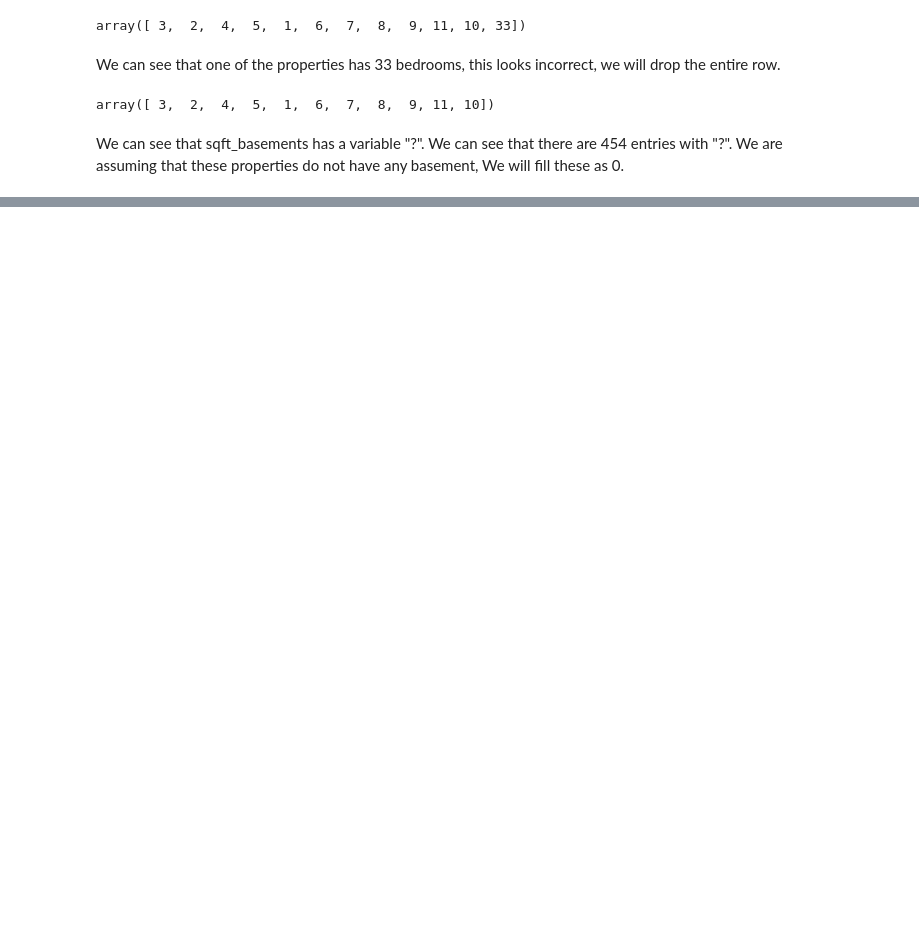
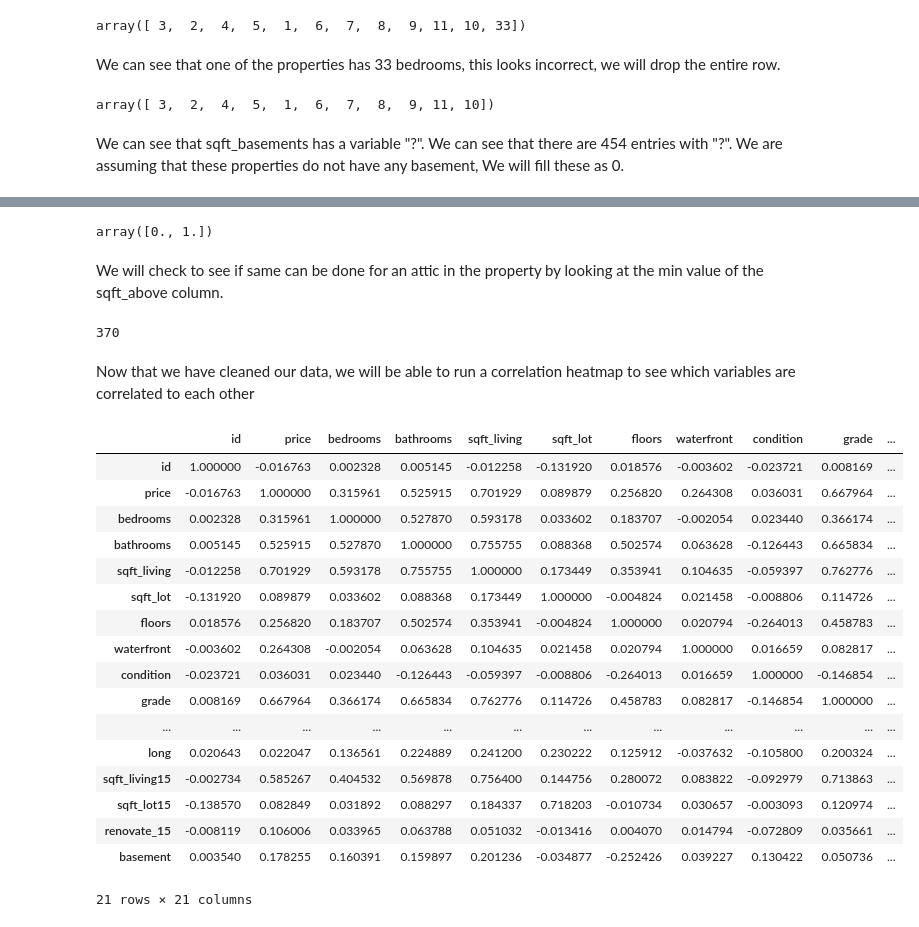
Before and after one commit to navahmed/Linear-Regression-Project---Washington-House-Prices, a Jupyter notebook: Untitled.ipynb, the cells around one changed output, grey strips where cells are left out. Saved outputs shown, nothing was run; the diff lists cells and outputs as text; code cells hidden in the pictures; blank space fills up the shorter version.

```diff
--- a/Untitled.ipynb
+++ b/Untitled.ipynb
@@ -124,0 +175,34 @@ Name: sqft_basement, Length: 303, dtype: int64
+# %%
+df['basement'].unique()
+# %% [output]
+array([0., 1.])
+# %% [markdown]
+We will check to see if same can be done for an attic in the property by looking at the min value of the sqft_above column.
+# %%
+#min value is 370, looks like all properties has an attic, we will leave this as it is.
+df['sqft_above'].min()
+# %% [output]
+370
+# %% [markdown]
+Now that we have cleaned our data, we will be able to run a correlation heatmap to see which variables are correlated to each other
+# %%
+df.corr()
+# %% [output]
+|  | id | price | bedrooms | bathrooms | sqft_living | sqft_lot | floors | waterfront | condition | grade | ... |
+| id | 1.000000 | -0.016763 | 0.002328 | 0.005145 | -0.012258 | -0.131920 | 0.018576 | -0.003602 | -0.023721 | 0.008169 | ... |
+| price | -0.016763 | 1.000000 | 0.315961 | 0.525915 | 0.701929 | 0.089879 | 0.256820 | 0.264308 | 0.036031 | 0.667964 | ... |
+| bedrooms | 0.002328 | 0.315961 | 1.000000 | 0.527870 | 0.593178 | 0.033602 | 0.183707 | -0.002054 | 0.023440 | 0.366174 | ... |
+| bathrooms | 0.005145 | 0.525915 | 0.527870 | 1.000000 | 0.755755 | 0.088368 | 0.502574 | 0.063628 | -0.126443 | 0.665834 | ... |
+| sqft_living | -0.012258 | 0.701929 | 0.593178 | 0.755755 | 1.000000 | 0.173449 | 0.353941 | 0.104635 | -0.059397 | 0.762776 | ... |
+| sqft_lot | -0.131920 | 0.089879 | 0.033602 | 0.088368 | 0.173449 | 1.000000 | -0.004824 | 0.021458 | -0.008806 | 0.114726 | ... |
+| floors | 0.018576 | 0.256820 | 0.183707 | 0.502574 | 0.353941 | -0.004824 | 1.000000 | 0.020794 | -0.264013 | 0.458783 | ... |
+| waterfront | -0.003602 | 0.264308 | -0.002054 | 0.063628 | 0.104635 | 0.021458 | 0.020794 | 1.000000 | 0.016659 | 0.082817 | ... |
+| condition | -0.023721 | 0.036031 | 0.023440 | -0.126443 | -0.059397 | -0.008806 | -0.264013 | 0.016659 | 1.000000 | -0.146854 | ... |
+| grade | 0.008169 | 0.667964 | 0.366174 | 0.665834 | 0.762776 | 0.114726 | 0.458783 | 0.082817 | -0.146854 | 1.000000 | ... |
+| ... | ... | ... | ... | ... | ... | ... | ... | ... | ... | ... | ... |
+| long | 0.020643 | 0.022047 | 0.136561 | 0.224889 | 0.241200 | 0.230222 | 0.125912 | -0.037632 | -0.105800 | 0.200324 | ... |
+| sqft_living15 | -0.002734 | 0.585267 | 0.404532 | 0.569878 | 0.756400 | 0.144756 | 0.280072 | 0.083822 | -0.092979 | 0.713863 | ... |
+| sqft_lot15 | -0.138570 | 0.082849 | 0.031892 | 0.088297 | 0.184337 | 0.718203 | -0.010734 | 0.030657 | -0.003093 | 0.120974 | ... |
+| renovate_15 | -0.008119 | 0.106006 | 0.033965 | 0.063788 | 0.051032 | -0.013416 | 0.004070 | 0.014794 | -0.072809 | 0.035661 | ... |
+| basement | 0.003540 | 0.178255 | 0.160391 | 0.159897 | 0.201236 | -0.034877 | -0.252426 | 0.039227 | 0.130422 | 0.050736 | ... |
+21 rows × 21 columns
```
Also changed, not shown: parts of 89 cells of this notebook.
